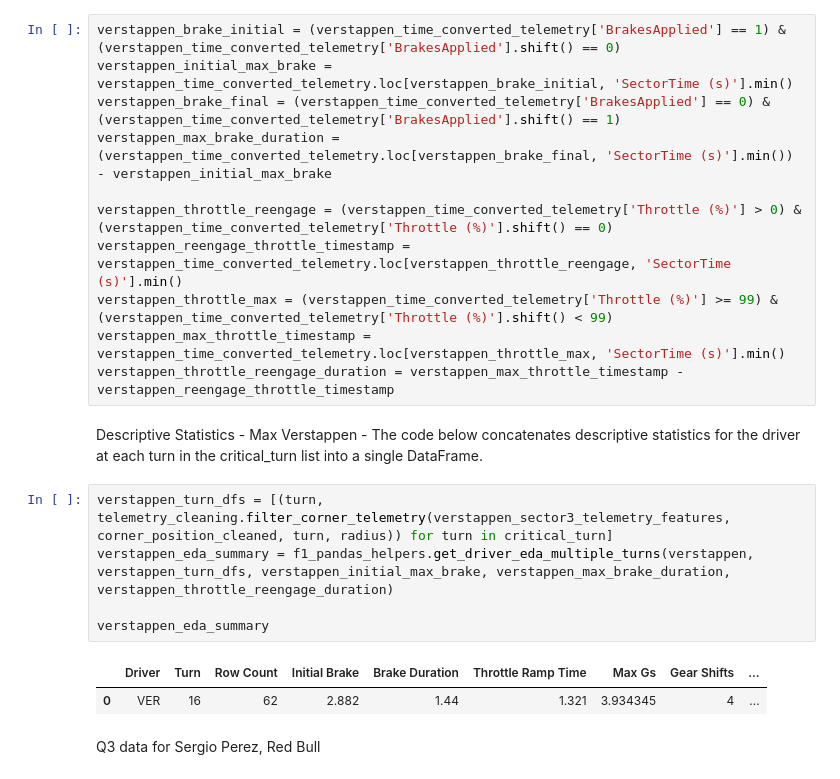
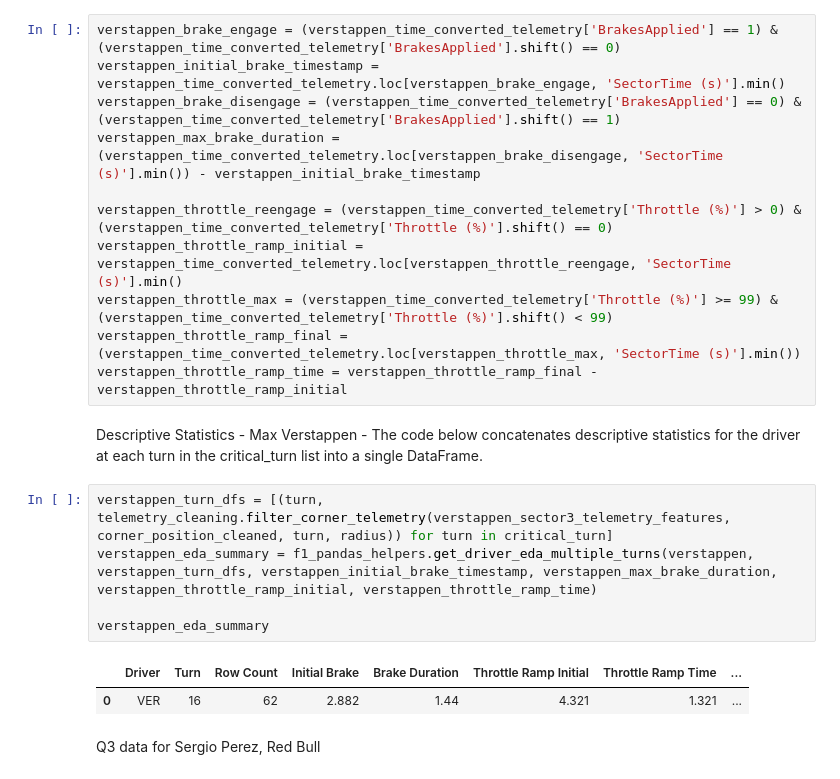
Before and after one commit to PESIII23/f1-driving-style-analytics-tool, a Jupyter notebook: notebooks/02_multi_driver_analysis copy.ipynb, the cells around one changed output. Drawn from its saved outputs; the diff is of its cells as text.

```diff
--- a/notebooks/02_multi_driver_analysis copy.ipynb
+++ b/notebooks/02_multi_driver_analysis copy.ipynb
@@ -208,26 +223,26 @@ verstappen_time_converted_telemetry = feature_engineering.TelemetryFeatures(vers
 # %% [markdown]
 The following code blocks generate new descriptive statistical features to be used as inputs for the clustering model.
 # %%
-verstappen_brake_initial = (verstappen_time_converted_telemetry['BrakesApplied'] == 1) & (verstappen_time_converted_telemetry['BrakesApplied'].shift() == 0)
-verstappen_initial_max_brake = verstappen_time_converted_telemetry.loc[verstappen_brake_initial, 'SectorTime (s)'].min()
-verstappen_brake_final = (verstappen_time_converted_telemetry['BrakesApplied'] == 0) & (verstappen_time_converted_telemetry['BrakesApplied'].shift() == 1)
-verstappen_max_brake_duration = (verstappen_time_converted_telemetry.loc[verstappen_brake_final, 'SectorTime (s)'].min()) - verstappen_initial_max_brake
+verstappen_brake_engage = (verstappen_time_converted_telemetry['BrakesApplied'] == 1) & (verstappen_time_converted_telemetry['BrakesApplied'].shift() == 0)
+verstappen_initial_brake_timestamp = verstappen_time_converted_telemetry.loc[verstappen_brake_engage, 'SectorTime (s)'].min()
+verstappen_brake_disengage = (verstappen_time_converted_telemetry['BrakesApplied'] == 0) & (verstappen_time_converted_telemetry['BrakesApplied'].shift() == 1)
+verstappen_max_brake_duration = (verstappen_time_converted_telemetry.loc[verstappen_brake_disengage, 'SectorTime (s)'].min()) - verstappen_initial_brake_timestamp
 
 verstappen_throttle_reengage = (verstappen_time_converted_telemetry['Throttle (%)'] > 0) & (verstappen_time_converted_telemetry['Throttle (%)'].shift() == 0)
-verstappen_reengage_throttle_timestamp = verstappen_time_converted_telemetry.loc[verstappen_throttle_reengage, 'SectorTime (s)'].min()
+verstappen_throttle_ramp_initial = verstappen_time_converted_telemetry.loc[verstappen_throttle_reengage, 'SectorTime (s)'].min()
 verstappen_throttle_max = (verstappen_time_converted_telemetry['Throttle (%)'] >= 99) & (verstappen_time_converted_telemetry['Throttle (%)'].shift() < 99)
-verstappen_max_throttle_timestamp = verstappen_time_converted_telemetry.loc[verstappen_throttle_max, 'SectorTime (s)'].min()
-verstappen_throttle_reengage_duration = verstappen_max_throttle_timestamp - verstappen_reengage_throttle_timestamp
+verstappen_throttle_ramp_final = (verstappen_time_converted_telemetry.loc[verstappen_throttle_max, 'SectorTime (s)'].min())
+verstappen_throttle_ramp_time = verstappen_throttle_ramp_final - verstappen_throttle_ramp_initial
 # %% [markdown]
 Descriptive Statistics - Max Verstappen - The code below concatenates descriptive statistics for the driver at each turn in the critical_turn list into a single DataFrame.
 # %%
 verstappen_turn_dfs = [(turn, telemetry_cleaning.filter_corner_telemetry(verstappen_sector3_telemetry_features, corner_position_cleaned, turn, radius)) for turn in critical_turn]
-verstappen_eda_summary = f1_pandas_helpers.get_driver_eda_multiple_turns(verstappen, verstappen_turn_dfs, verstappen_initial_max_brake, verstappen_max_brake_duration, verstappen_throttle_reengage_duration)
+verstappen_eda_summary = f1_pandas_helpers.get_driver_eda_multiple_turns(verstappen, verstappen_turn_dfs, verstappen_initial_brake_timestamp, verstappen_max_brake_duration, verstappen_throttle_ramp_initial, verstappen_throttle_ramp_time)
 
 verstappen_eda_summary
 # %% [output]
-|  | Driver | Turn | Row Count | Initial Brake | Brake Duration | Throttle Ramp Time | Max Gs | Gear Shifts | ... |
-| 0 | VER | 16 | 62 | 2.882 | 1.44 | 1.321 | 3.934345 | 4 | ... |
+|  | Driver | Turn | Row Count | Initial Brake | Brake Duration | Throttle Ramp Initial | Throttle Ramp Time | ... |
+| 0 | VER | 16 | 62 | 2.882 | 1.44 | 4.321 | 1.321 | ... |
 # %% [markdown]
 Q3 data for Sergio Perez, Red Bull
 # %%
```
Also changed, not shown: parts of 30 cells of this notebook, 1 other file.
